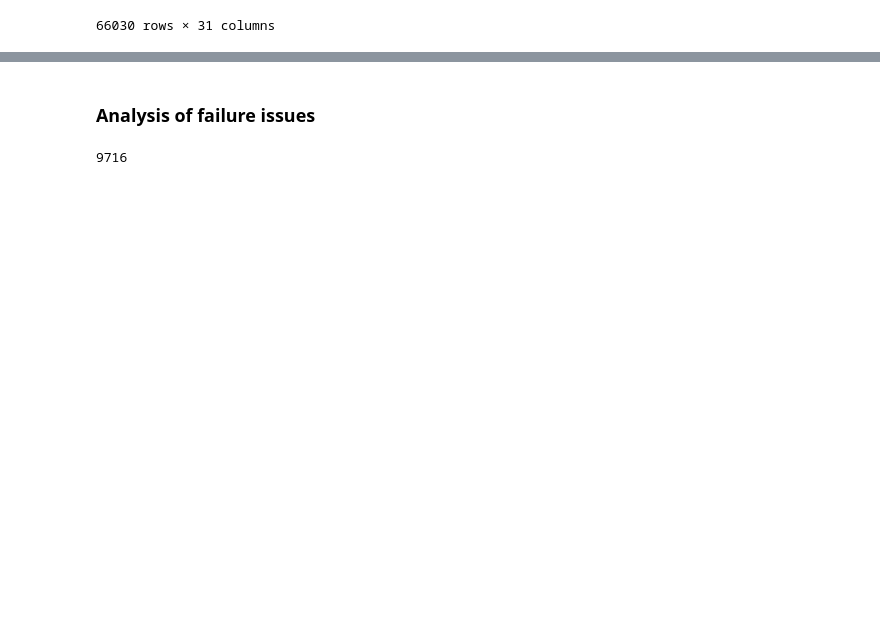
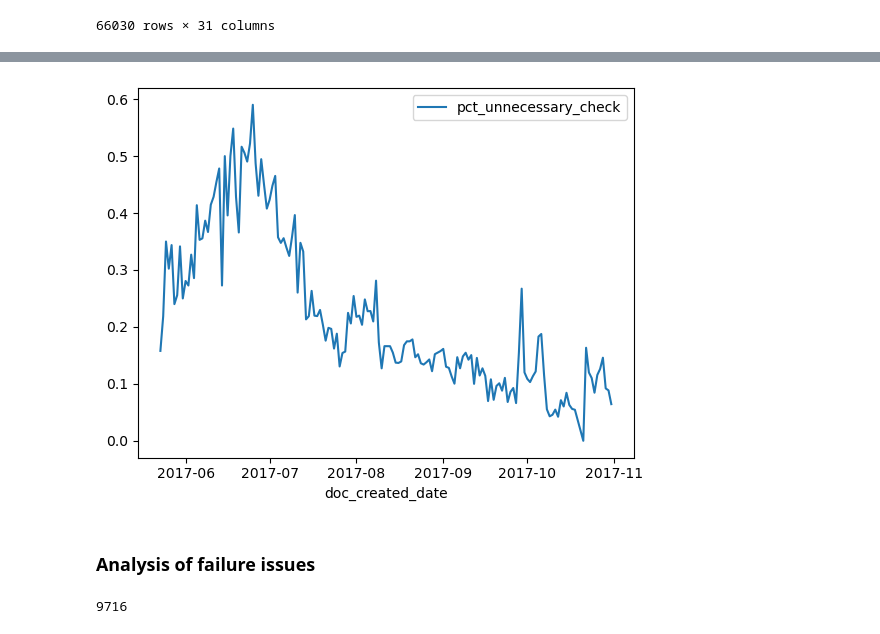
Before and after one commit to LaszloCodes/kyc_analysis, a Jupyter notebook: kyc_analysis.ipynb, the cells around one changed output, grey strips where cells are left out. Saved outputs shown, nothing was run; the diff lists cells and outputs as text; code cells hidden in the pictures; blank space fills up the shorter version.

```diff
--- a/kyc_analysis.ipynb
+++ b/kyc_analysis.ipynb
@@ -758,3 +793,9 @@ summary_df
+# %%
+# Percentage of unnecessary checks
+summary_over_time.plot(x='doc_created_date',y='pct_unnecessary_check')
+plt.show()
+# %% [output]
+[figure, added]
 # %%
 #multiple_tries.to_csv('test.csv')
 #multiple_tries[multiple_tries['user_id_count']==5].sort_values(by=['user_id','number'])
```
Also changed, not shown: parts of 14 cells of this notebook.
